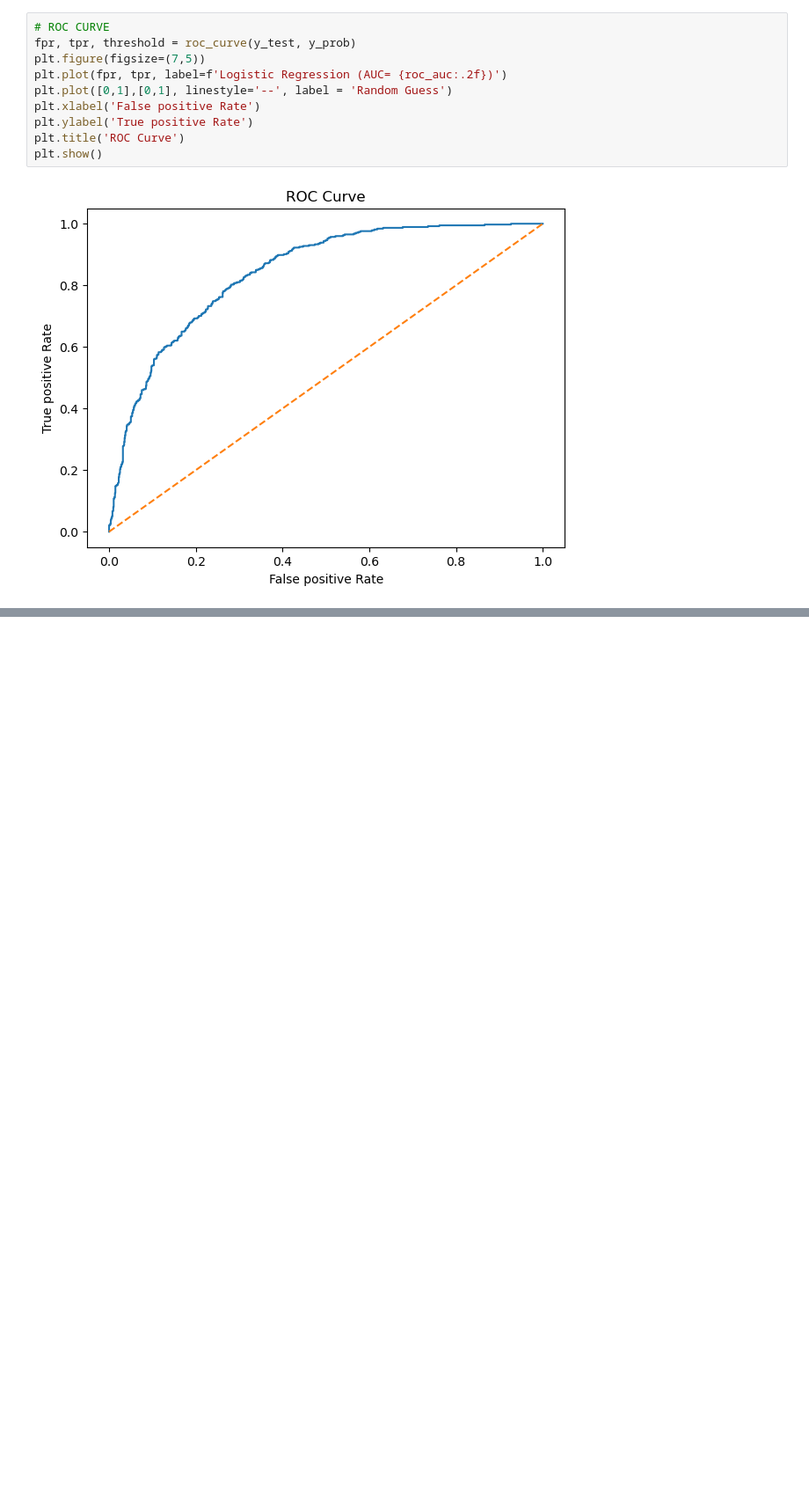
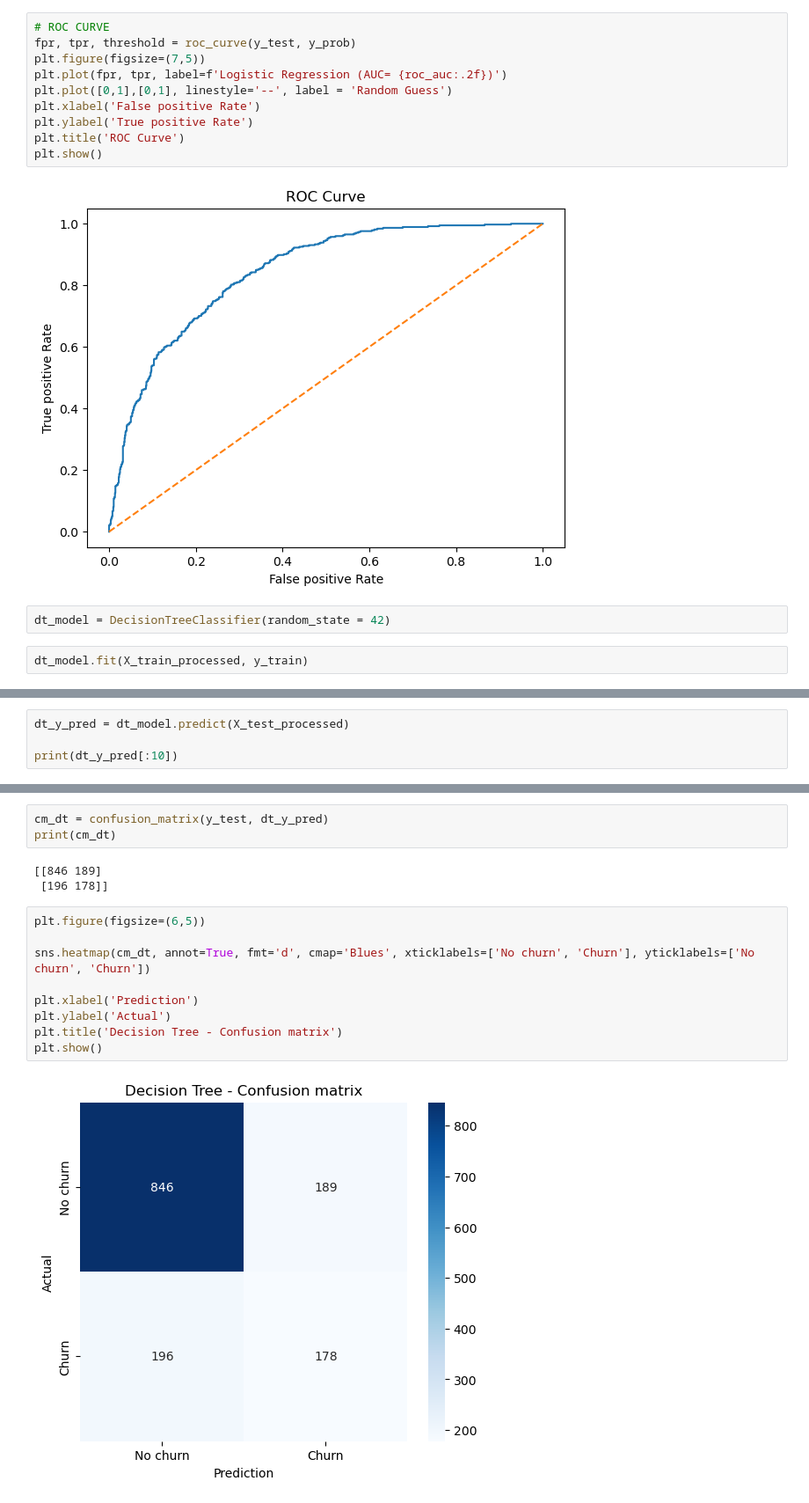
Before and after one commit to durgaprasadmaddi7-jpg/customer-churn-prediction, a Jupyter notebook: notebooks/Model_Building.ipynb, the cells around one changed output, grey strips where cells are left out. Shown at 88% size. Saved outputs shown, nothing was run; the diff lists cells and outputs as text; blank space fills up the shorter version.

Commit message:
Add Decision Tree model and evaluation

```diff
--- a/notebooks/Model_Building.ipynb
+++ b/notebooks/Model_Building.ipynb
@@ -151,3 +152,7 @@ plt.title('ROC Curve')
 plt.show()
 # %% [output]
 [figure]
+# %%
+dt_model = DecisionTreeClassifier(random_state = 42)
+# %%
+dt_model.fit(X_train_processed, y_train)
@@ -153,0 +161,4 @@ plt.show()
+# %%
+dt_y_pred = dt_model.predict(X_test_processed)
+
+print(dt_y_pred[:10])
@@ -153,0 +189,17 @@ plt.show()
+# %%
+cm_dt = confusion_matrix(y_test, dt_y_pred)
+print(cm_dt)
+# %% [output]
+[[846 189]
+ [196 178]]
+# %%
+plt.figure(figsize=(6,5))
+
+sns.heatmap(cm_dt, annot=True, fmt='d', cmap='Blues', xticklabels=['No churn', 'Churn'], yticklabels=['No churn', 'Churn'])
+
+plt.xlabel('Prediction')
+plt.ylabel('Actual')
+plt.title('Decision Tree - Confusion matrix')
+plt.show()
+# %% [output]
+[figure, added]
```
Also changed, not shown: parts of 9 cells of this notebook.
